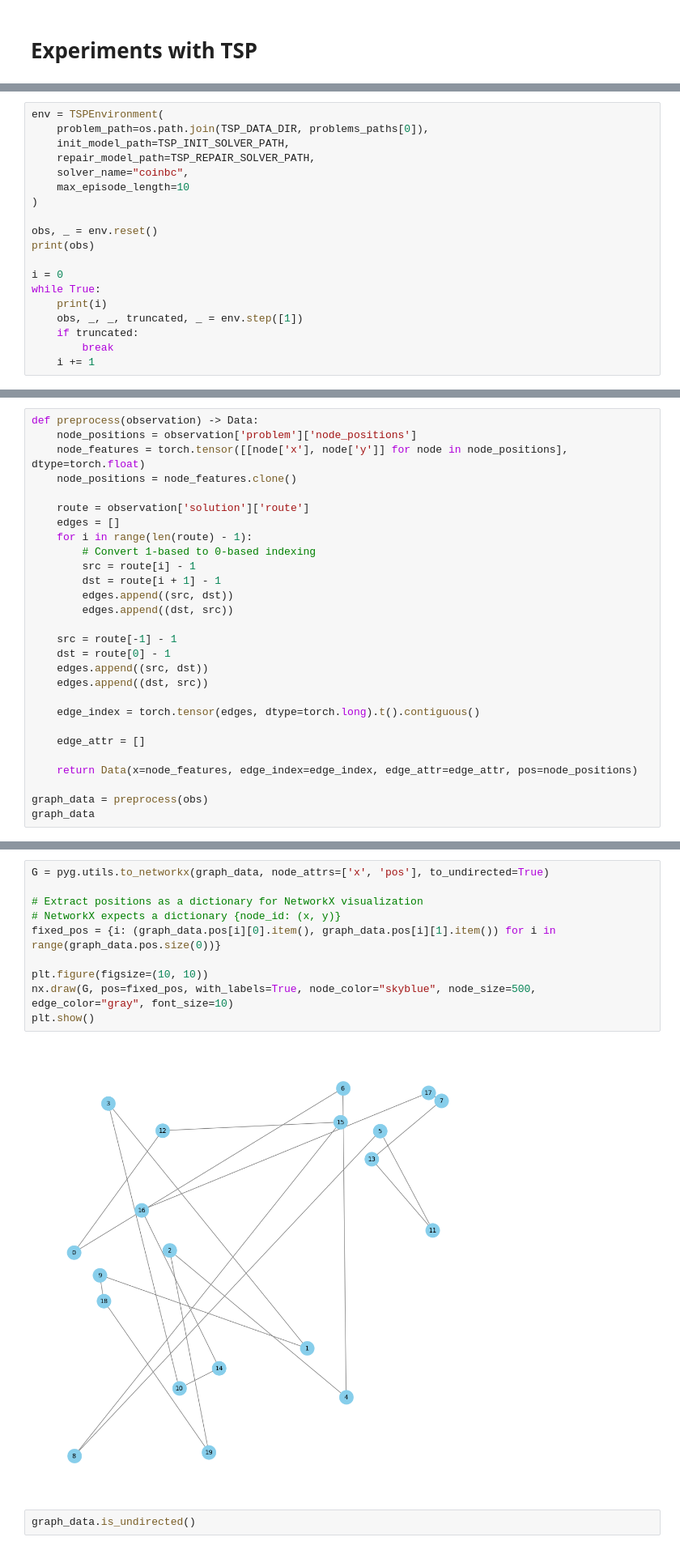
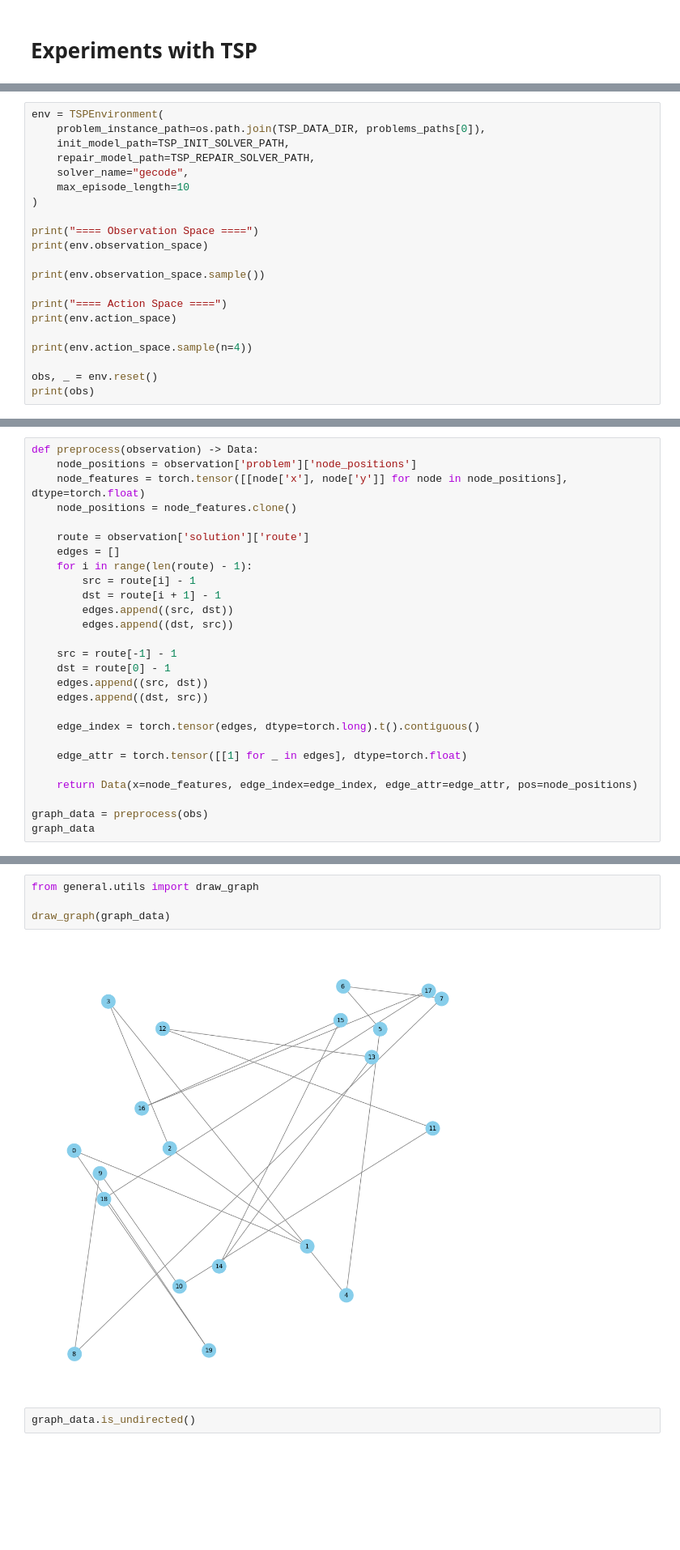
Before and after one commit to arekpaterak/engineering-thesis, a Jupyter notebook: experiments/tsp.ipynb, the cells around one changed output, grey strips where cells are left out. Shown at 81% size. Drawn from its saved outputs; the diff is of its cells as text; blank space fills up the shorter version.

```diff
--- a/experiments/tsp.ipynb
+++ b/experiments/tsp.ipynb
@@ -38,20 +41,22 @@ print(len(problems_paths))
 # %%
 env = TSPEnvironment(
-    problem_path=os.path.join(TSP_DATA_DIR, problems_paths[0]),
+    problem_instance_path=os.path.join(TSP_DATA_DIR, problems_paths[0]),
     init_model_path=TSP_INIT_SOLVER_PATH,
     repair_model_path=TSP_REPAIR_SOLVER_PATH,
-    solver_name="coinbc",
+    solver_name="gecode",
     max_episode_length=10
 )
 
+print("==== Observation Space ====")
+print(env.observation_space)
+
+print(env.observation_space.sample())
+
+print("==== Action Space ====")
+print(env.action_space)
+
+print(env.action_space.sample(n=4))
+
 obs, _ = env.reset()
 print(obs)
-
-i = 0
-while True:
-    print(i)
-    obs, _, _, truncated, _ = env.step([1])
-    if truncated:
-        break
-    i += 1
 # %% [output]
@@ -75,7 +86,6 @@ def preprocess(observation) -> Data:
     route = observation['solution']['route']
     edges = []
     for i in range(len(route) - 1):
-        # Convert 1-based to 0-based indexing
         src = route[i] - 1
         dst = route[i + 1] - 1
         edges.append((src, dst))
@@ -88,7 +98,7 @@ def preprocess(observation) -> Data:
 
     edge_index = torch.tensor(edges, dtype=torch.long).t().contiguous()
 
-    edge_attr = []
+    edge_attr = torch.tensor([[1] for _ in edges], dtype=torch.float)
 
     return Data(x=node_features, edge_index=edge_index, edge_attr=edge_attr, pos=node_positions)
 
@@ -99,15 +109,9 @@ Data(x=[20, 2], edge_index=[2, 40], edge_attr=[0], pos=[20, 2])
 # %%
-G = pyg.utils.to_networkx(graph_data, node_attrs=['x', 'pos'], to_undirected=True)
+from general.utils import draw_graph
 
-# Extract positions as a dictionary for NetworkX visualization
-# NetworkX expects a dictionary {node_id: (x, y)}
-fixed_pos = {i: (graph_data.pos[i][0].item(), graph_data.pos[i][1].item()) for i in range(graph_data.pos.size(0))}
-
-plt.figure(figsize=(10, 10))
-nx.draw(G, pos=fixed_pos, with_labels=True, node_color="skyblue", node_size=500, edge_color="gray", font_size=10)
-plt.show()
+draw_graph(graph_data)
 # %% [output]
-[figure, old version]
+[figure, new version]
 # %%
 graph_data.is_undirected()
 # %% [output]
```
Also changed, not shown: parts of 5 cells of this notebook, 58 other files.
